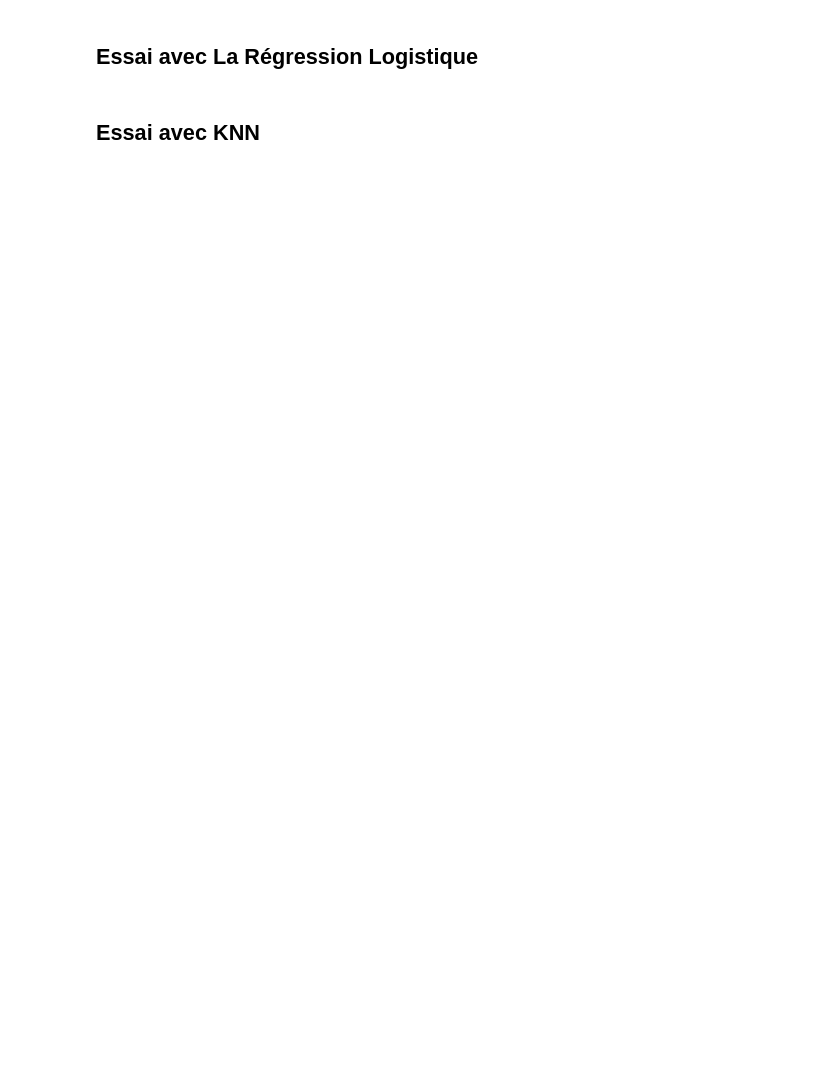
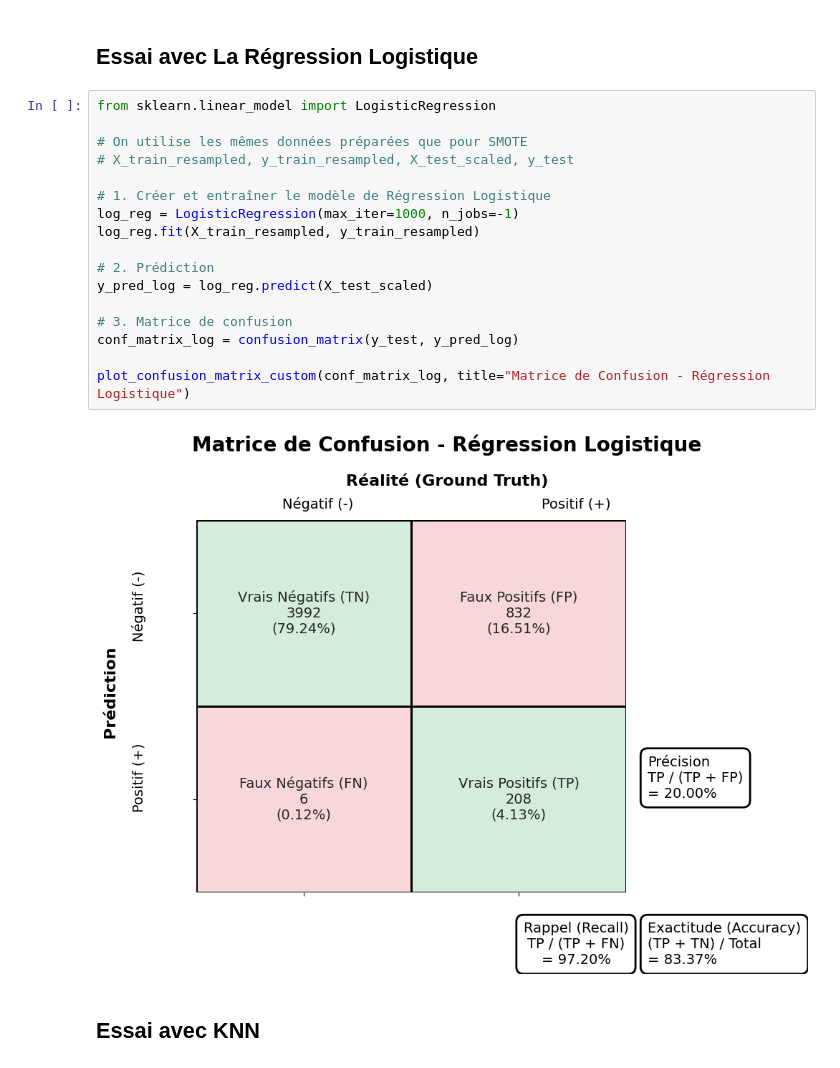
Before and after one commit to MehdiBoussalem/Nasa-ML, a Jupyter notebook: ml.ipynb, the cells around one changed output. Saved outputs shown, nothing was run; the diff lists cells and outputs as text; blank space fills up the shorter version.

```diff
--- a/ml.ipynb
+++ b/ml.ipynb
@@ -299,4 +461,23 @@ Taille après SMOTE : {0: 19296, 1: 19296}
 # %% [markdown]
 ## Essai avec La Régression Logistique
+# %%
+from sklearn.linear_model import LogisticRegression
+
+# On utilise les mêmes données préparées que pour SMOTE
+# X_train_resampled, y_train_resampled, X_test_scaled, y_test
+
+# 1. Créer et entraîner le modèle de Régression Logistique
+log_reg = LogisticRegression(max_iter=1000, n_jobs=-1)
+log_reg.fit(X_train_resampled, y_train_resampled)
+
+# 2. Prédiction
+y_pred_log = log_reg.predict(X_test_scaled)
+
+# 3. Matrice de confusion
+conf_matrix_log = confusion_matrix(y_test, y_pred_log)
+
+plot_confusion_matrix_custom(conf_matrix_log, title="Matrice de Confusion - Régression Logistique")
+# %% [output]
+[figure, added]
 # %% [markdown]
 ## Essai avec KNN
```
Also changed, not shown: parts of 10 cells of this notebook.
